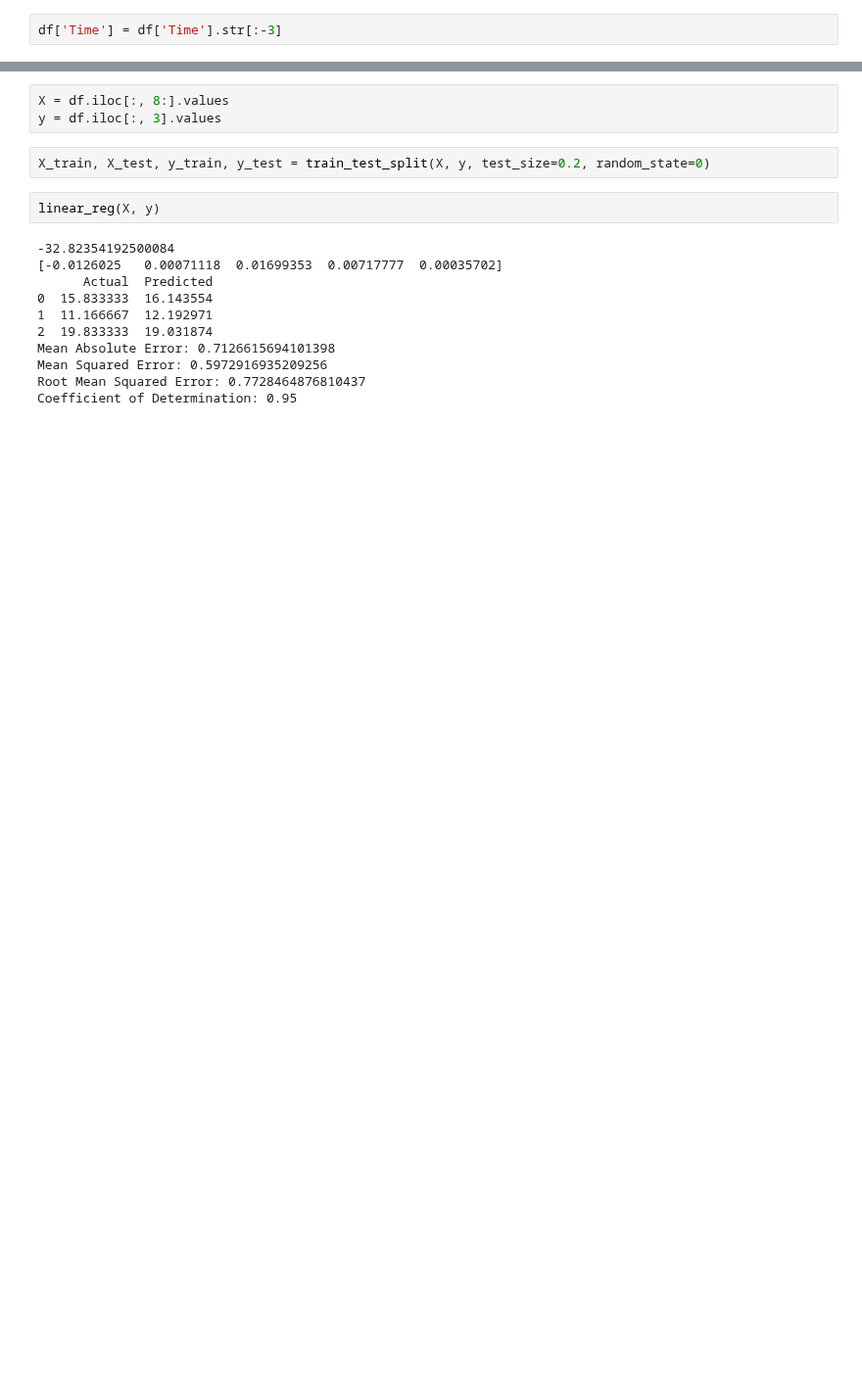
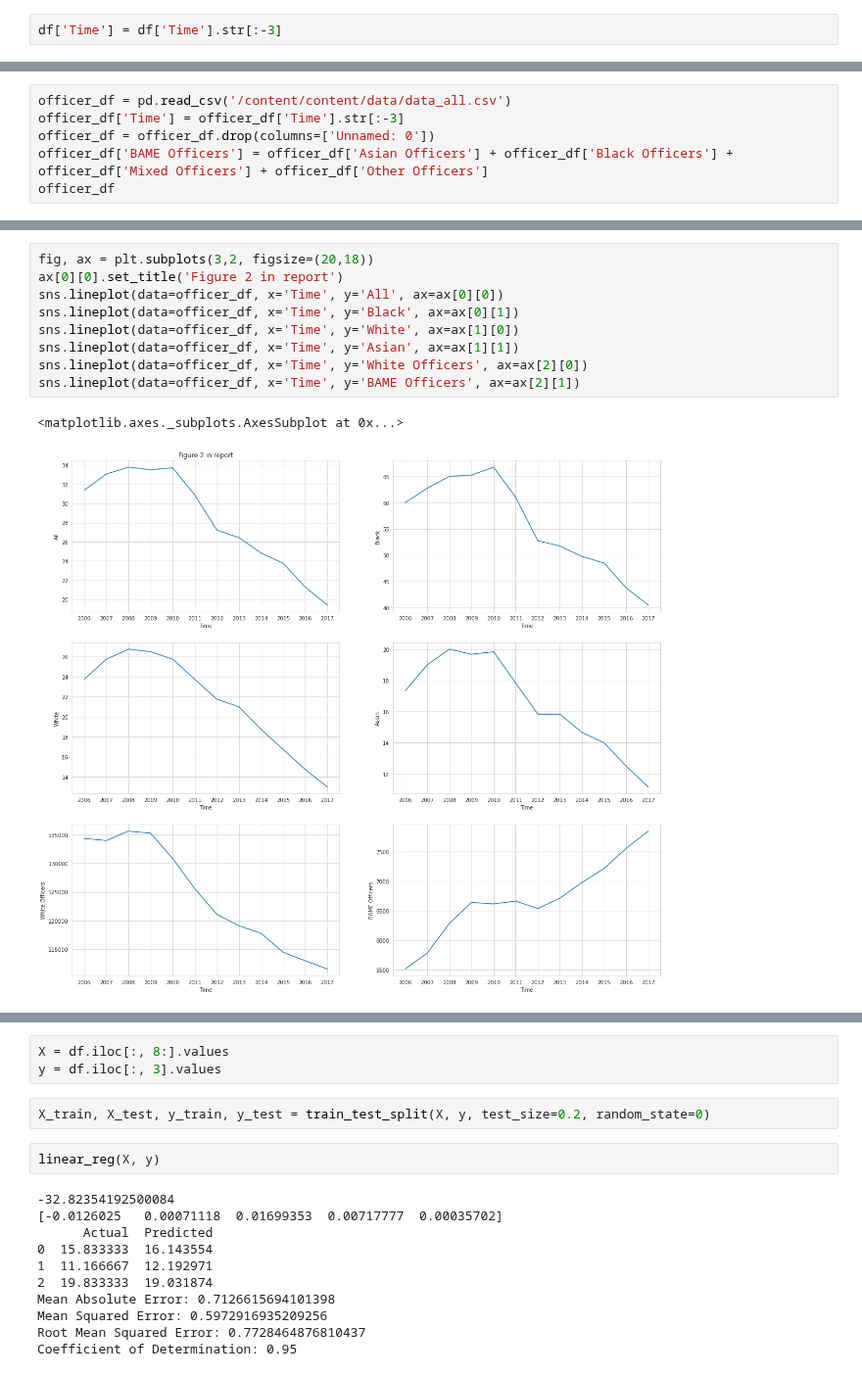
Before and after one commit to ab17254/ce888, a Jupyter notebook: Assignment/plots.ipynb, the cells around one changed output, grey strips where cells are left out. Shown at 98% size. Drawn from its saved outputs; the diff is of its cells as text; blank space fills up the shorter version.

```diff
--- a/Assignment/plots.ipynb
+++ b/Assignment/plots.ipynb
@@ -137,0 +103,6 @@ df.iloc[:, 8:]
+# %%
+officer_df = pd.read_csv('/content/content/data/data_all.csv')
+officer_df['Time'] = officer_df['Time'].str[:-3]
+officer_df = officer_df.drop(columns=['Unnamed: 0'])
+officer_df['BAME Officers'] = officer_df['Asian Officers'] + officer_df['Black Officers'] + officer_df['Mixed Officers'] + officer_df['Other Officers']
+officer_df
@@ -138 +123,13 @@ df.iloc[:, 8:]
+# %%
+fig, ax = plt.subplots(3,2, figsize=(20,18))
+ax[0][0].set_title('Figure 2 in report')
+sns.lineplot(data=officer_df, x='Time', y='All', ax=ax[0][0])
+sns.lineplot(data=officer_df, x='Time', y='Black', ax=ax[0][1])
+sns.lineplot(data=officer_df, x='Time', y='White', ax=ax[1][0])
+sns.lineplot(data=officer_df, x='Time', y='Asian', ax=ax[1][1])
+sns.lineplot(data=officer_df, x='Time', y='White Officers', ax=ax[2][0])
+sns.lineplot(data=officer_df, x='Time', y='BAME Officers', ax=ax[2][1])
+# %% [output]
+<matplotlib.axes._subplots.AxesSubplot at 0x...>
+[figure, added]
 # %%
```
Also changed, not shown: parts of 15 cells of this notebook.
